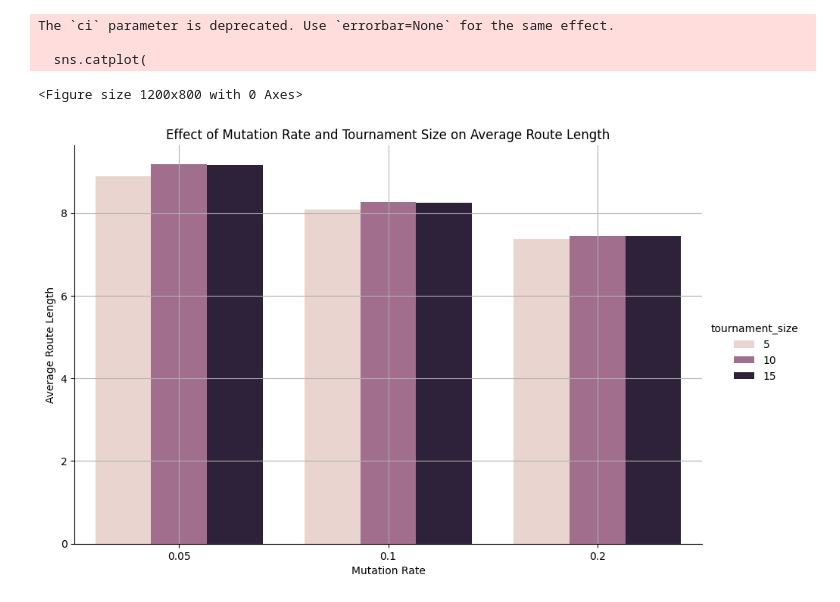
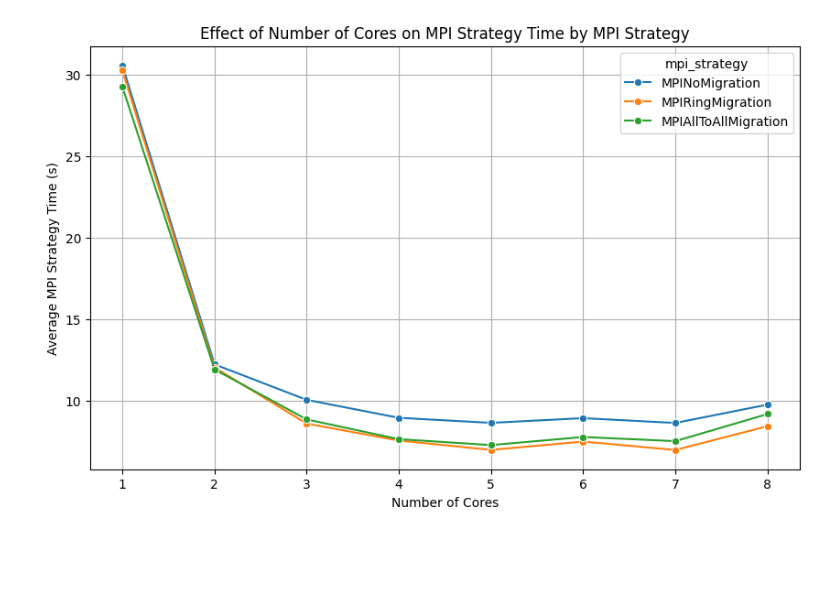
Before and after one commit to dominik-air/parallel-tsp, a Jupyter notebook: benchmark/analysis.ipynb, the cells around one changed output. Saved outputs shown, nothing was run; the diff lists cells and outputs as text; code cells hidden in the pictures; blank space fills up the shorter version.

```diff
--- a/benchmark/analysis.ipynb
+++ b/benchmark/analysis.ipynb
@@ -182,11 +76,0 @@ Columns in DataFrame: Index(['mutation_rate', 'tournament_size', 'max_generation
-# %%
-def process_data(df):
-    # Convert relevant columns to numeric types
-    df["avg_time"] = pd.to_numeric(df["avg_time"])
-    df["avg_route_length"] = pd.to_numeric(df["avg_route_length"])
-    df["cores"] = pd.to_numeric(df["cores"])
-
-    return df
-
-
-df = process_data(df)
@@ -388,24 +77,25 @@ KeyError: 'strategy_params'
-# %%
-# Example: Pairwise interaction between mutation_rate and tournament_size
-plt.figure(figsize=(12, 8))
-sns.catplot(
-    data=df,
-    x="mutation_rate",
-    y="avg_route_length",
-    hue="tournament_size",
-    kind="bar",
-    ci=None,
-    height=6,
-    aspect=1.5,
-)
-plt.title("Effect of Mutation Rate and Tournament Size on Average Route Length")
-plt.xlabel("Mutation Rate")
-plt.ylabel("Average Route Length")
-plt.grid(True)
-plt.show()
-# %% [output]
-The `ci` parameter is deprecated. Use `errorbar=None` for the same effect.
-
-  sns.catplot(
-<Figure size 1200x800 with 0 Axes>
-[figure, removed]
+# %%
+def plot_line_with_hue(
+    df: pd.DataFrame, x: str, y: str, hue: str, title: str, xlabel: str, ylabel: str
+) -> None:
+    """Generate a line plot with multiple lines for different hue categories."""
+    plt.figure(figsize=(10, 6))
+    sns.lineplot(data=df, x=x, y=y, hue=hue, marker="o", err_style=None)
+    plt.title(title)
+    plt.xlabel(xlabel)
+    plt.ylabel(ylabel)
+    plt.grid(True)
+    plt.show()
+
+
+plot_line_with_hue(
+    df=df,
+    x="cores",
+    y="avg_mpi_strategy_time",
+    hue="mpi_strategy",
+    title="Effect of Number of Cores on MPI Strategy Time by MPI Strategy",
+    xlabel="Number of Cores",
+    ylabel="Average MPI Strategy Time (s)",
+)
+# %% [output]
+[figure, added]
```
Also changed, not shown: parts of 7 cells of this notebook.
